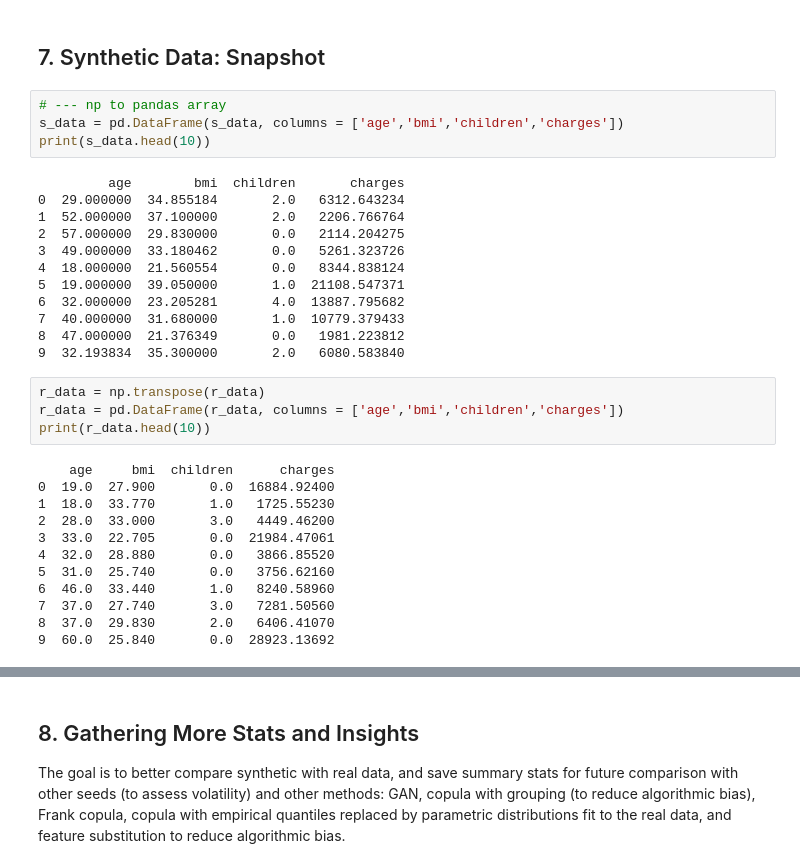
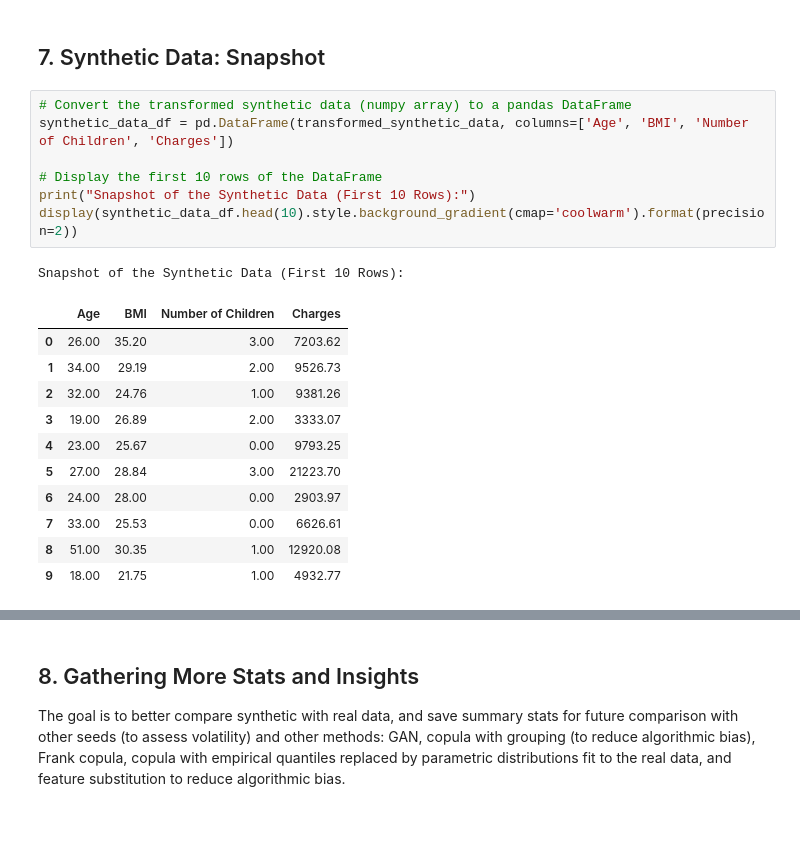
Before and after one commit to BrianCarela/LLM_stuff, a Jupyter notebook: Copy_of_copula_insurance_nogroup.ipynb, the cells around one changed output, grey strips where cells are left out. Drawn from its saved outputs; the diff is of its cells as text; blank space fills up the shorter version.

```diff
--- a/Copy_of_copula_insurance_nogroup.ipynb
+++ b/Copy_of_copula_insurance_nogroup.ipynb
@@ -427,35 +484,23 @@ Try with different seeds. Assess volatility of the results. Compute confidence i
 # %% [markdown]
 <a id='section6'></a>
 <h2>7. Synthetic Data: Snapshot</h2>
-# %%
-# --- np to pandas array
-s_data = pd.DataFrame(s_data, columns = ['age','bmi','children','charges'])
-print(s_data.head(10))
-# %% [output]
-         age        bmi  children       charges
-0  29.000000  34.855184       2.0   6312.643234
-1  52.000000  37.100000       2.0   2206.766764
-2  57.000000  29.830000       0.0   2114.204275
-3  49.000000  33.180462       0.0   5261.323726
-4  18.000000  21.560554       0.0   8344.838124
-5  19.000000  39.050000       1.0  21108.547371
-6  32.000000  23.205281       4.0  13887.795682
-7  40.000000  31.680000       1.0  10779.379433
-8  47.000000  21.376349       0.0   1981.223812
-9  32.193834  35.300000       2.0   6080.583840
-# %%
-r_data = np.transpose(r_data)
-r_data = pd.DataFrame(r_data, columns = ['age','bmi','children','charges'])
-print(r_data.head(10))
-# %% [output]
-    age     bmi  children      charges
-0  19.0  27.900       0.0  16884.92400
-1  18.0  33.770       1.0   1725.55230
-2  28.0  33.000       3.0   4449.46200
-3  33.0  22.705       0.0  21984.47061
-4  32.0  28.880       0.0   3866.85520
-5  31.0  25.740       0.0   3756.62160
-6  46.0  33.440       1.0   8240.58960
-7  37.0  27.740       3.0   7281.50560
-8  37.0  29.830       2.0   6406.41070
-9  60.0  25.840       0.0  28923.13692
+# %%
+# Convert the transformed synthetic data (numpy array) to a pandas DataFrame
+synthetic_data_df = pd.DataFrame(transformed_synthetic_data, columns=['Age', 'BMI', 'Number of Children', 'Charges'])
+
+# Display the first 10 rows of the DataFrame
+print("Snapshot of the Synthetic Data (First 10 Rows):")
+display(synthetic_data_df.head(10).style.background_gradient(cmap='coolwarm').format(precision=2))
+# %% [output]
+Snapshot of the Synthetic Data (First 10 Rows):
+|  | Age | BMI | Number of Children | Charges |
+| 0 | 26.00 | 35.20 | 3.00 | 7203.62 |
+| 1 | 34.00 | 29.19 | 2.00 | 9526.73 |
+| 2 | 32.00 | 24.76 | 1.00 | 9381.26 |
+| 3 | 19.00 | 26.89 | 2.00 | 3333.07 |
+| 4 | 23.00 | 25.67 | 0.00 | 9793.25 |
+| 5 | 27.00 | 28.84 | 3.00 | 21223.70 |
+| 6 | 24.00 | 28.00 | 0.00 | 2903.97 |
+| 7 | 33.00 | 25.53 | 0.00 | 6626.61 |
+| 8 | 51.00 | 30.35 | 1.00 | 12920.08 |
+| 9 | 18.00 | 21.75 | 1.00 | 4932.77 |
```
Also changed, not shown: parts of 7 cells of this notebook.
